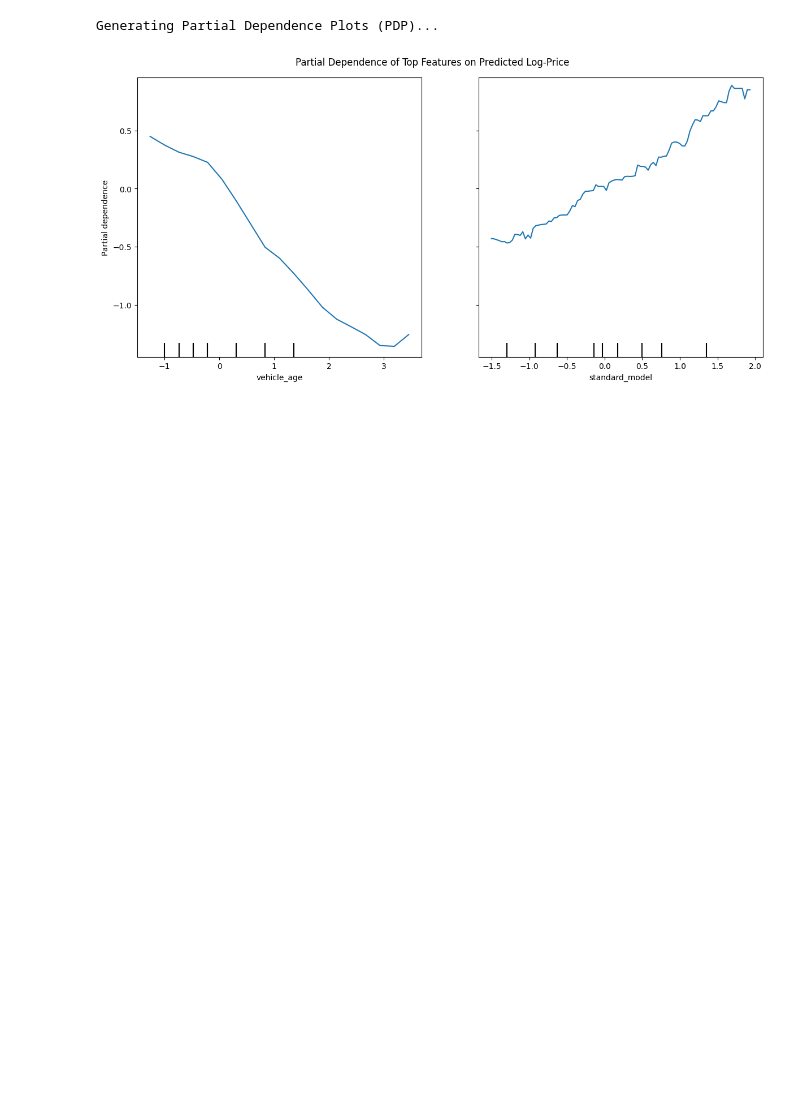
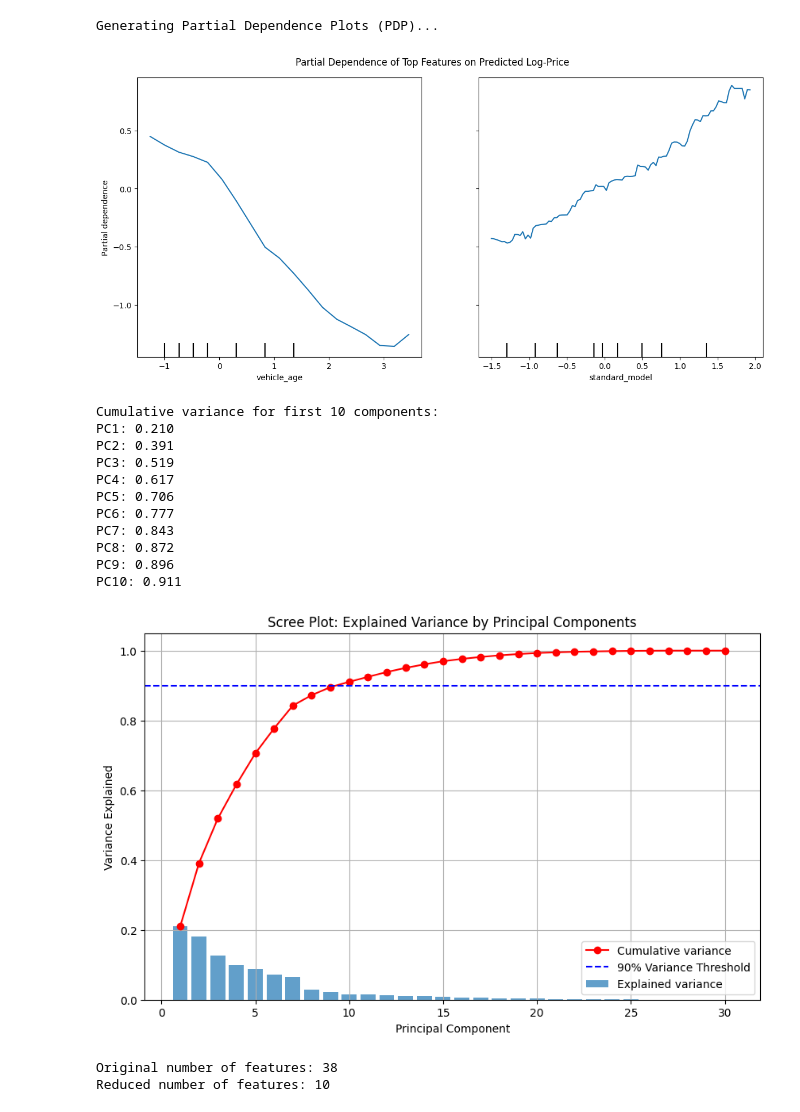
Before and after one commit to Ashwashhere/AdvancedMachineLearning_CarValuation, a Jupyter notebook: notebook.ipynb, the cells around one changed output. Cells and saved outputs as stored; diff of their text form; code cells hidden in the pictures; blank space fills up the shorter version.

```diff
--- a/notebook.ipynb
+++ b/notebook.ipynb
@@ -573,3 +577,62 @@ Generating SHAP Local Explanation (Waterfall Plot)...
 [figure]
 Generating Partial Dependence Plots (PDP)...
 [figure]
+# %%
+# 7. Linear Dimensionality Reduction with PCA
+
+# Apply PCA to all features to analyse variance
+pca_full = PCA()
+X_pca_full = pca_full.fit_transform(X_train_final)
+
+# Get explained variance and cumulative variance
+explained_variance = pca_full.explained_variance_ratio_
+cumulative_variance = np.cumsum(explained_variance)
+
+# Print cumulative variance for the first 10 components
+print("Cumulative variance for first 10 components:")
+for i, cv in enumerate(cumulative_variance[:10], 1):
+    print(f"PC{i}: {cv:.3f}")
+
+# Plotting the Scree Plot
+plt.figure(figsize=(10, 6))
+# Limit the number of components plotted for better visualisation
+num_components_to_plot = min(30, len(explained_variance))
+
+plt.bar(range(1, num_components_to_plot + 1), explained_variance[:num_components_to_plot], alpha=0.7, label='Explained variance')
+plt.plot(range(1, num_components_to_plot + 1), cumulative_variance[:num_components_to_plot], 'ro-', label='Cumulative variance')
+
+# Adding a threshold line
+plt.axhline(y=0.90, color='b', linestyle='--', label='90% Variance Threshold')
+
+plt.xlabel('Principal Component')
+plt.ylabel('Variance Explained')
+plt.title('Scree Plot: Explained Variance by Principal Components')
+plt.legend()
+plt.grid(True)
+plt.show()
+
+# Optimal number of components based on the scree plot and cumulative variance
+optimal_components = 10
+
+# Apply PCA with the optimal number of components
+pca_optimal = PCA(n_components=optimal_components)
+X_train_pca = pca_optimal.fit_transform(X_train_final)
+X_test_pca = pca_optimal.transform(X_test_final)
+
+print(f"Original number of features: {X_train_final.shape[1]}")
+print(f"Reduced number of features: {X_train_pca.shape[1]}")
+# %% [output]
+Cumulative variance for first 10 components:
+PC1: 0.210
+PC2: 0.391
+PC3: 0.519
+PC4: 0.617
+PC5: 0.706
+PC6: 0.777
+PC7: 0.843
+PC8: 0.872
+PC9: 0.896
+PC10: 0.911
+[figure, added]
+Original number of features: 38
+Reduced number of features: 10
```
Also changed, not shown: parts of 11 cells of this notebook.
